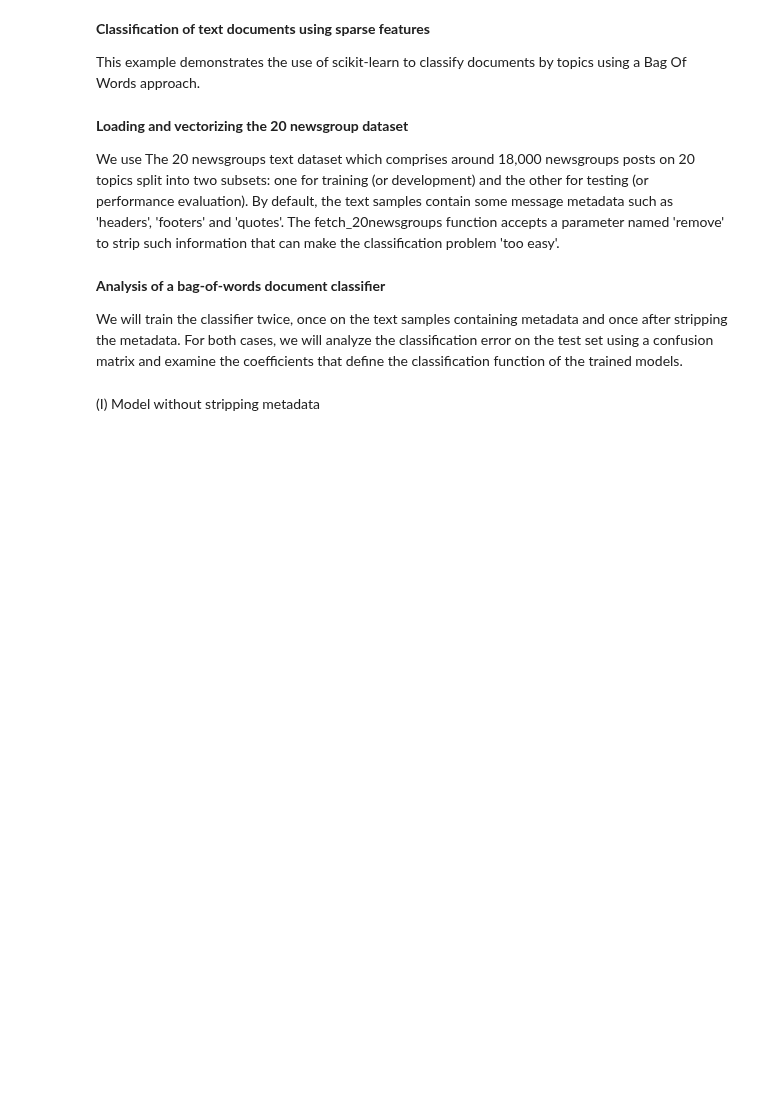
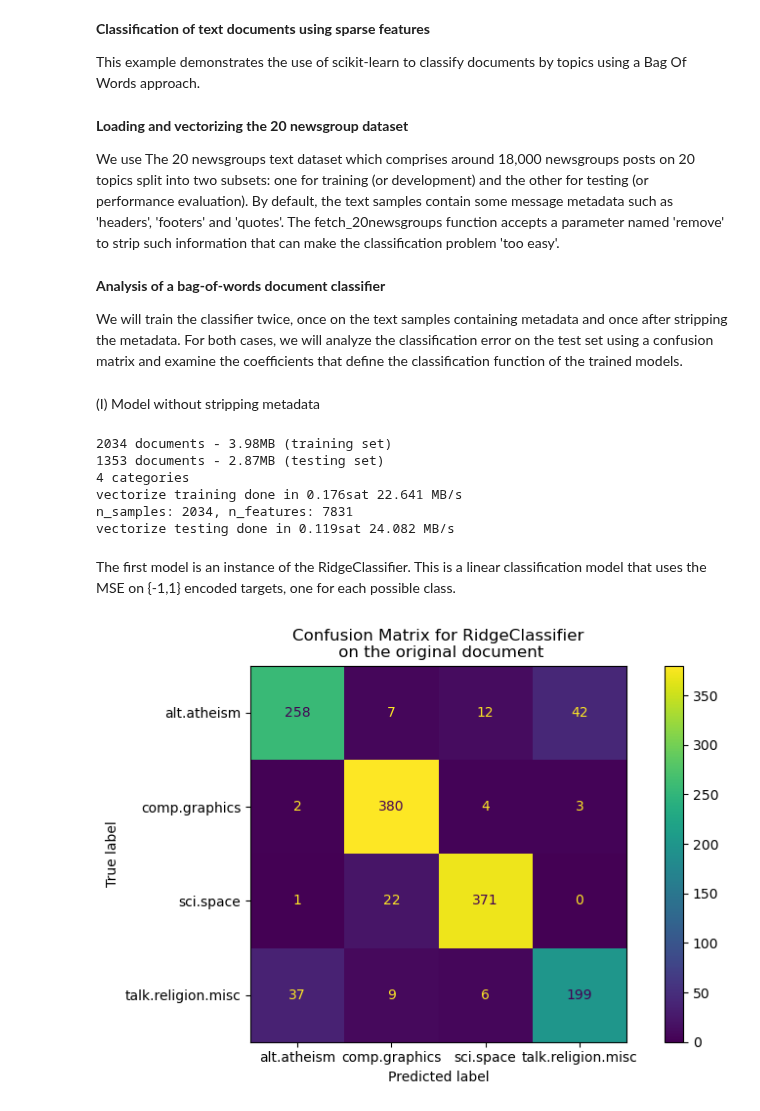
Before and after one commit to Eva088/scikit-learn, a Jupyter notebook: TextDocuments.ipynb, the cells around one changed output. Drawn from its saved outputs; the diff is of its cells as text; code cells hidden in the pictures; blank space fills up the shorter version.

Commit message:
Plotting the confusion matrix

```diff
--- a/TextDocuments.ipynb
+++ b/TextDocuments.ipynb
@@ -64,7 +64,7 @@ def load_dataset(verbose = False, remove = ()):
 
     t0 = time()
 
-    X_test = vectorizer.fit_transform(data_test.data)
+    X_test = vectorizer.transform(data_test.data)
 
     duration_test = time() - t0
 
@@ -103,3 +103,40 @@ def load_dataset(verbose = False, remove = ()):
 We will train the classifier twice, once on the text samples containing metadata and once after stripping the metadata. For both cases, we will analyze the classification error on the test set using a confusion matrix and examine the coefficients that define the classification function of the trained models.
 # %% [markdown]
 (I) Model without stripping metadata
+# %%
+#Loading the data using the custom function load_dataset
+
+X_train, X_test, y_train, y_test, feature_names, target_names = load_dataset(verbose = True)
+# %% [output]
+2034 documents - 3.98MB (training set)
+1353 documents - 2.87MB (testing set)
+4 categories
+vectorize training done in 0.176sat 22.641 MB/s
+n_samples: 2034, n_features: 7831
+vectorize testing done in 0.119sat 24.082 MB/s
+# %% [markdown]
+The first model is an instance of the RidgeClassifier. This is a linear classification model that uses the MSE on {-1,1} encoded targets, one for each possible class.
+# %%
+from sklearn.linear_model import RidgeClassifier
+
+clf = RidgeClassifier(tol = 1e-2, solver = "sparse_cg")
+clf.fit(X_train, y_train)
+pred = clf.predict(X_test)
+# %%
+#Plotting the confusion matrix of the classifier to find a pattern in the classification errors
+
+import matplotlib.pyplot as plt
+
+from sklearn.metrics import ConfusionMatrixDisplay
+
+fig,ax = plt.subplots(figsize = (10,5))
+
+ConfusionMatrixDisplay.from_predictions(y_test, pred, ax = ax)
+
+ax.xaxis.set_ticklabels(target_names)
+
+ax.yaxis.set_ticklabels(target_names)
+
+_ = ax.set_title(f'Confusion Matrix for {clf.__class__.__name__}\n on the original document')
+# %% [output]
+[figure, added]
```
